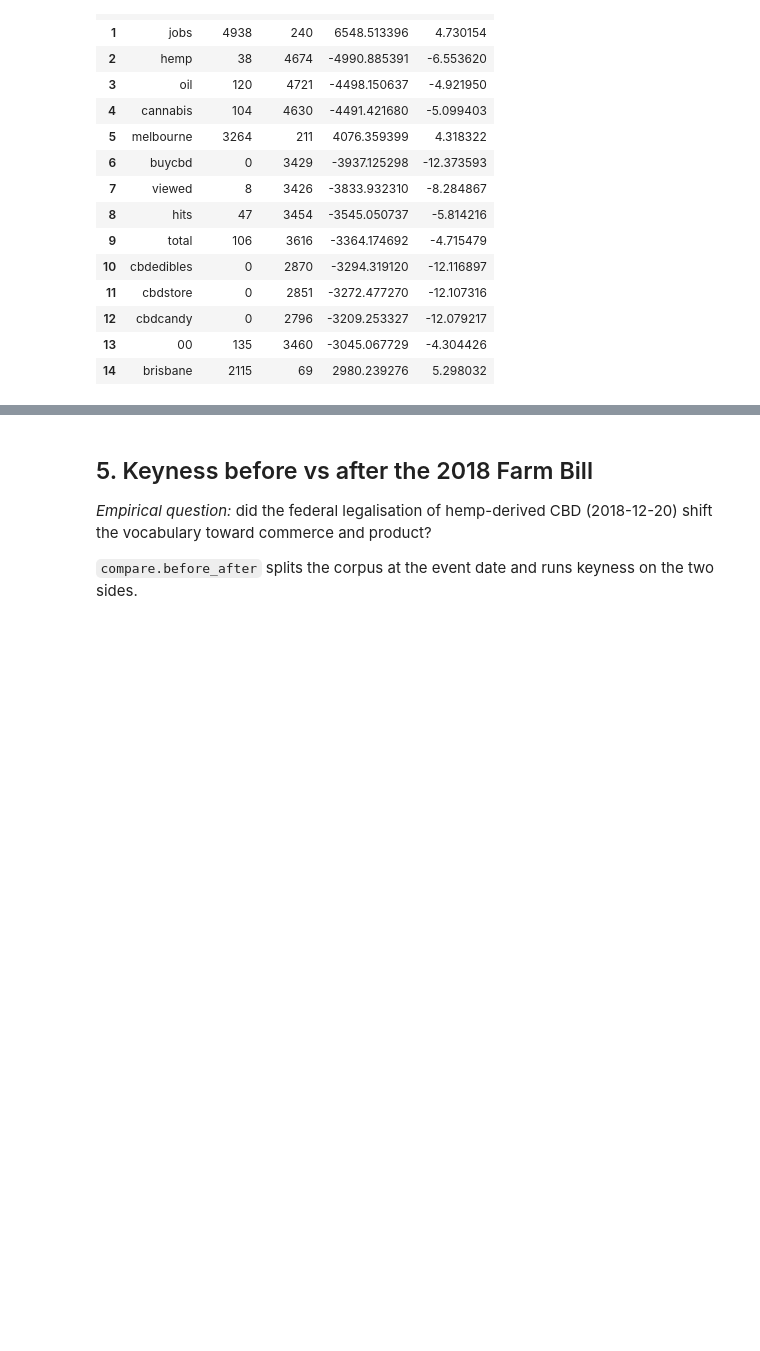
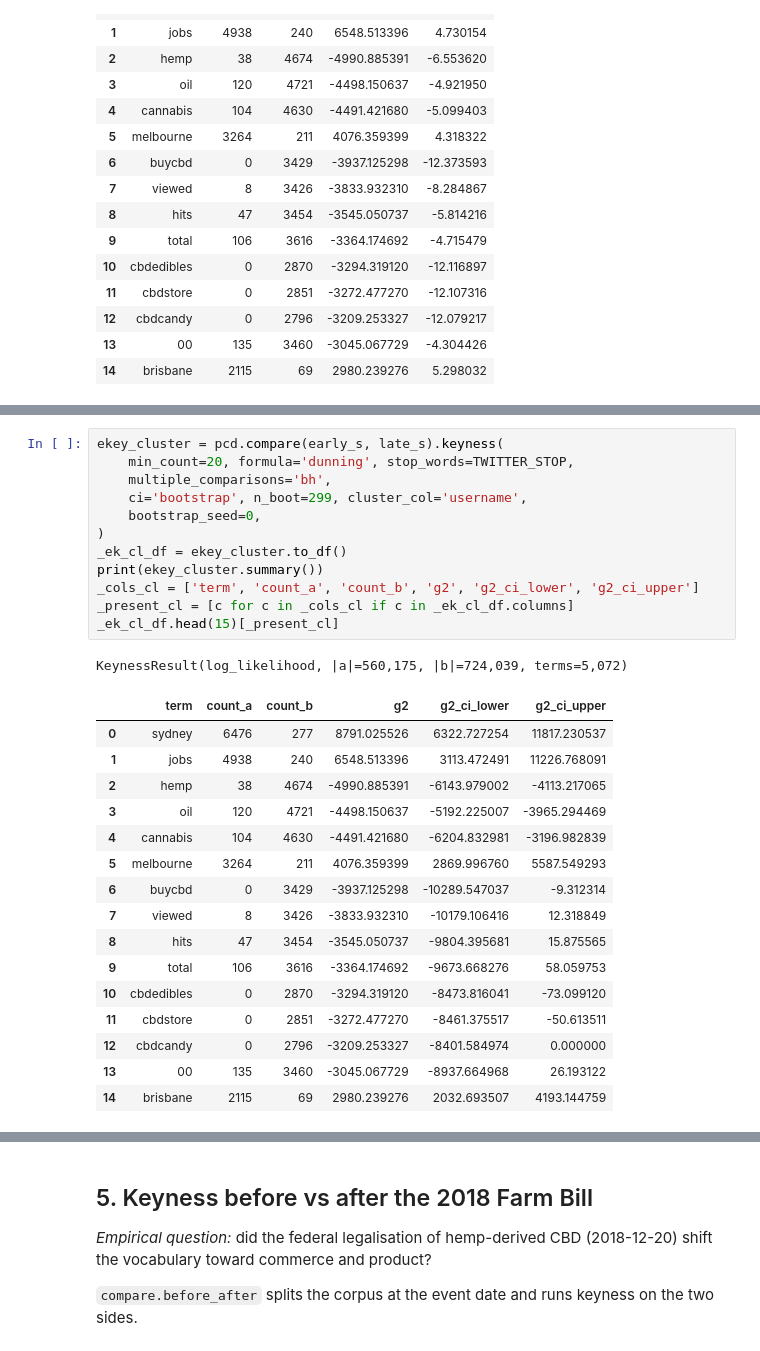
Before and after one commit to jturner-uofl/pycorpdiff, a Jupyter notebook: examples/cbd_case_study.ipynb, the cells around one changed output, grey strips where cells are left out. Drawn from its saved outputs; the diff is of its cells as text; blank space fills up the shorter version.

```diff
--- a/examples/cbd_case_study.ipynb
+++ b/examples/cbd_case_study.ipynb
@@ -638,0 +736,30 @@ surfacing as *late*-distinctive, would undercut the sense-change claim.
+# %%
+ekey_cluster = pcd.compare(early_s, late_s).keyness(
+    min_count=20, formula='dunning', stop_words=TWITTER_STOP,
+    multiple_comparisons='bh',
+    ci='bootstrap', n_boot=299, cluster_col='username',
+    bootstrap_seed=0,
+)
+_ek_cl_df = ekey_cluster.to_df()
+print(ekey_cluster.summary())
+_cols_cl = ['term', 'count_a', 'count_b', 'g2', 'g2_ci_lower', 'g2_ci_upper']
+_present_cl = [c for c in _cols_cl if c in _ek_cl_df.columns]
+_ek_cl_df.head(15)[_present_cl]
+# %% [output]
+KeynessResult(log_likelihood, |a|=560,175, |b|=724,039, terms=5,072)
+|  | term | count_a | count_b | g2 | g2_ci_lower | g2_ci_upper |
+| 0 | sydney | 6476 | 277 | 8791.025526 | 6322.727254 | 11817.230537 |
+| 1 | jobs | 4938 | 240 | 6548.513396 | 3113.472491 | 11226.768091 |
+| 2 | hemp | 38 | 4674 | -4990.885391 | -6143.979002 | -4113.217065 |
+| 3 | oil | 120 | 4721 | -4498.150637 | -5192.225007 | -3965.294469 |
+| 4 | cannabis | 104 | 4630 | -4491.421680 | -6204.832981 | -3196.982839 |
+| 5 | melbourne | 3264 | 211 | 4076.359399 | 2869.996760 | 5587.549293 |
+| 6 | buycbd | 0 | 3429 | -3937.125298 | -10289.547037 | -9.312314 |
+| 7 | viewed | 8 | 3426 | -3833.932310 | -10179.106416 | 12.318849 |
+| 8 | hits | 47 | 3454 | -3545.050737 | -9804.395681 | 15.875565 |
+| 9 | total | 106 | 3616 | -3364.174692 | -9673.668276 | 58.059753 |
+| 10 | cbdedibles | 0 | 2870 | -3294.319120 | -8473.816041 | -73.099120 |
+| 11 | cbdstore | 0 | 2851 | -3272.477270 | -8461.375517 | -50.613511 |
+| 12 | cbdcandy | 0 | 2796 | -3209.253327 | -8401.584974 | 0.000000 |
+| 13 | 00 | 135 | 3460 | -3045.067729 | -8937.664968 | 26.193122 |
+| 14 | brisbane | 2115 | 69 | 2980.239276 | 2032.693507 | 4193.144759 |
```
Also changed, not shown: parts of 19 cells of this notebook, 2 other files.
